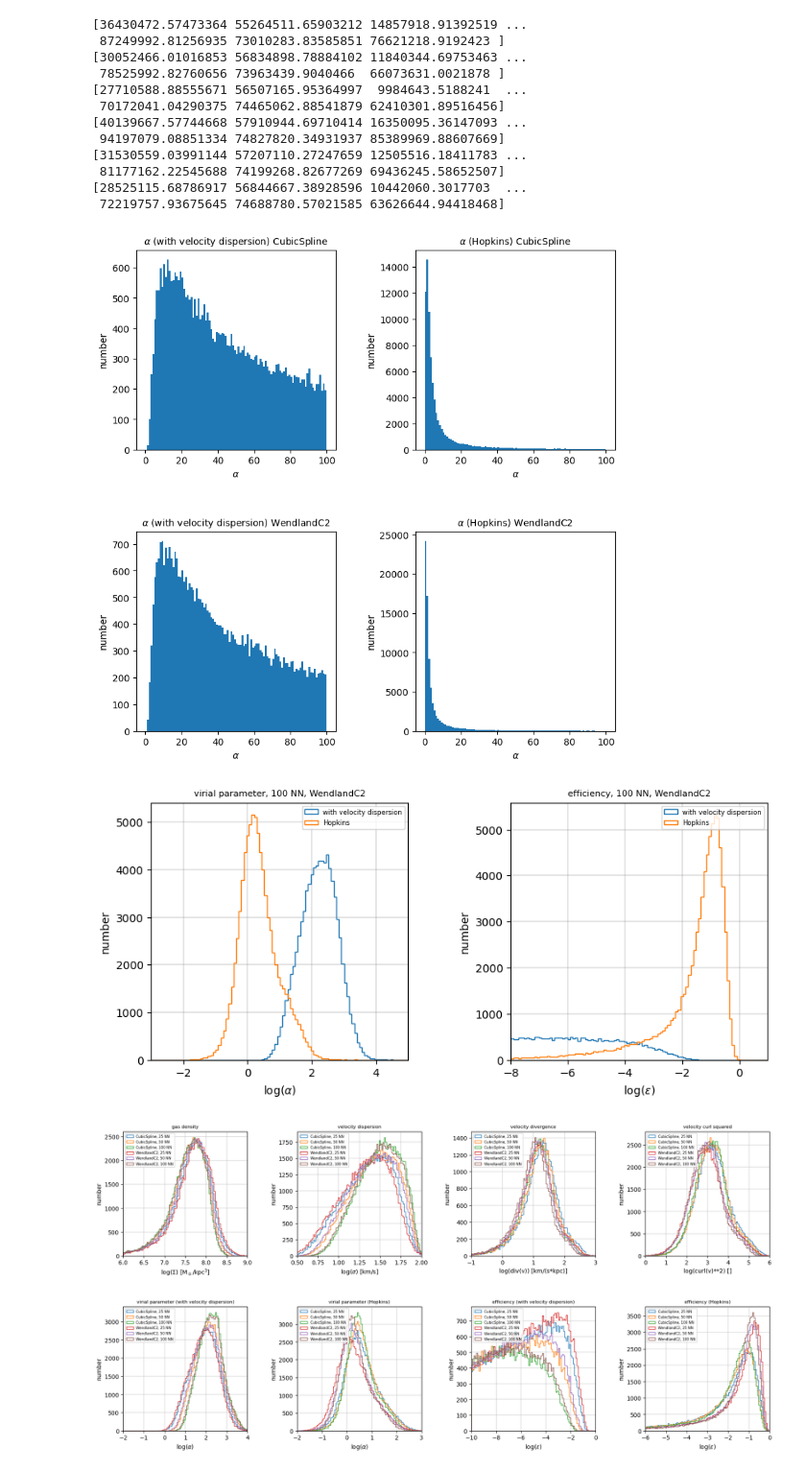
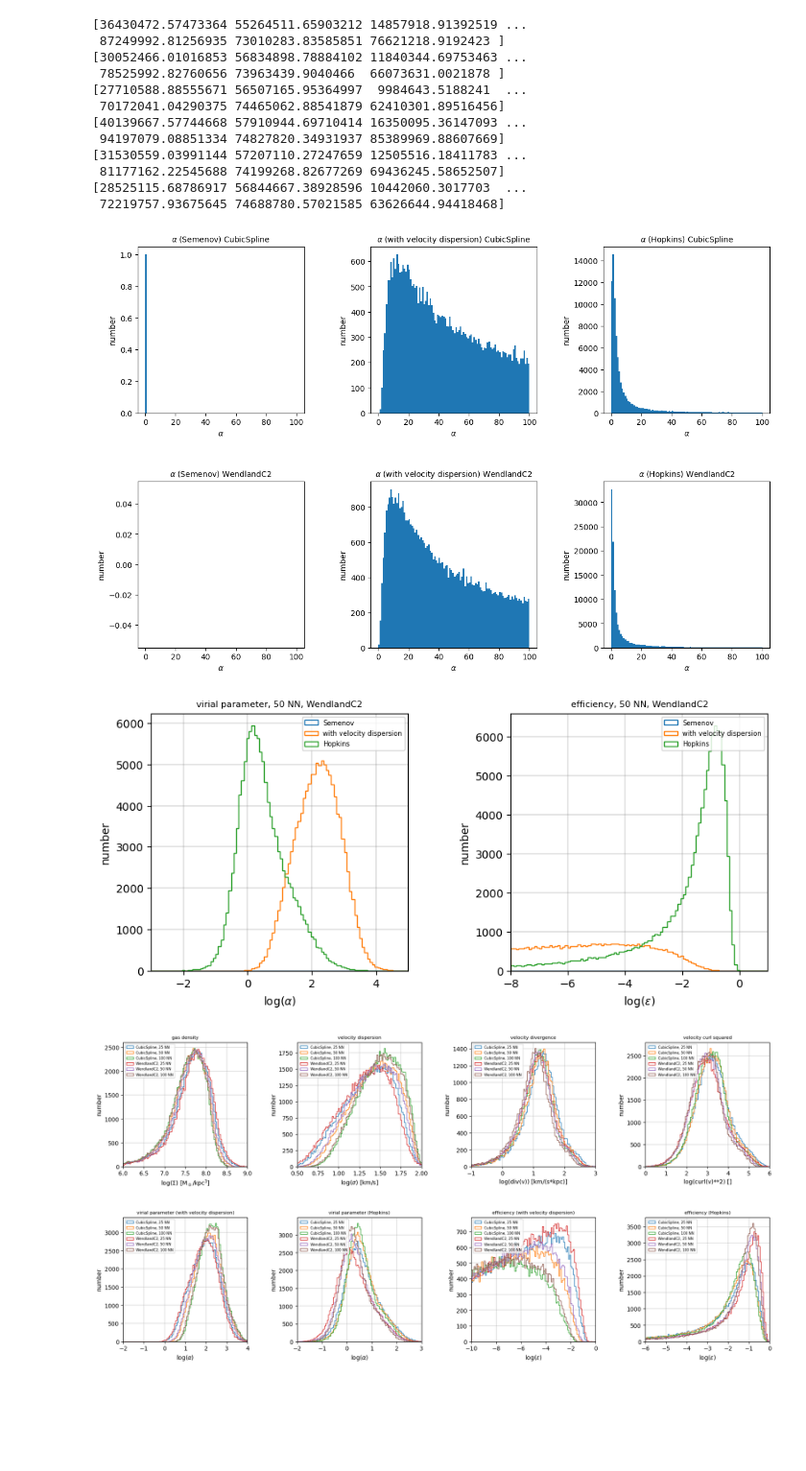
Before and after one commit to Evafranck/star_formation, a Jupyter notebook: star_formation_neu.ipynb, the cells around one changed output. Shown at 96% size. Saved outputs shown, nothing was run; the diff lists cells and outputs as text; code cells hidden in the pictures; blank space fills up the shorter version.

Commit message:
alpha semenov added

```diff
--- a/star_formation_neu.ipynb
+++ b/star_formation_neu.ipynb
@@ -222,8 +240,10 @@ with open('CS_50.pkl', 'rb') as CS_50_pickle:
     alpha2_CS_50 = pickle.load(CS_50_pickle)
     alpha3_CS_50 = pickle.load(CS_50_pickle)
     alpha4_CS_50 = pickle.load(CS_50_pickle)
+    alpha_sem_CS_50 = pickle.load(CS_50_pickle)
     eff_vdisp_CS_50 = pickle.load(CS_50_pickle)
     eff_Hop_CS_50 = pickle.load(CS_50_pickle)
+    eff_sem_CS_50 = pickle.load(CS_50_pickle)
 # %%
 
 # unpickling
@@ -243,8 +263,10 @@ with open('CS_100.pkl', 'rb') as CS_100_pickle:
     alpha2_CS_100 = pickle.load(CS_100_pickle)
     alpha3_CS_100 = pickle.load(CS_100_pickle)
     alpha4_CS_100 = pickle.load(CS_100_pickle)
+    alpha_sem_CS_100 = pickle.load(CS_100_pickle)
     eff_vdisp_CS_100 = pickle.load(CS_100_pickle)
     eff_Hop_CS_100 = pickle.load(CS_100_pickle)
+    eff_sem_CS_100 = pickle.load(CS_100_pickle)
 # %%
 
 # unpickling
@@ -264,8 +286,10 @@ with open('W_25.pkl', 'rb') as W_25_pickle:
     alpha2_W_25 = pickle.load(W_25_pickle)
     alpha3_W_25 = pickle.load(W_25_pickle)
     alpha4_W_25 = pickle.load(W_25_pickle)
+    alpha_sem_W_25 = pickle.load(W_25_pickle)
     eff_vdisp_W_25 = pickle.load(W_25_pickle)
     eff_Hop_W_25 = pickle.load(W_25_pickle)
+    eff_sem_W_25 = pickle.load(W_25_pickle)
 # %%
 
 # unpickling
@@ -285,8 +309,10 @@ with open('W_50.pkl', 'rb') as W_50_pickle:
     alpha2_W_50 = pickle.load(W_50_pickle)
     alpha3_W_50 = pickle.load(W_50_pickle)
     alpha4_W_50 = pickle.load(W_50_pickle)
+    alpha_sem_W_50 = pickle.load(W_50_pickle)
     eff_vdisp_W_50 = pickle.load(W_50_pickle)
     eff_Hop_W_50 = pickle.load(W_50_pickle)
+    eff_sem_W_50 = pickle.load(W_50_pickle)
     x_sf_W_50 = pickle.load(W_50_pickle)
     y_sf_W_50 = pickle.load(W_50_pickle)
     rho_sf_W_50 = pickle.load(W_50_pickle)
@@ -337,42 +361,42 @@ print(rho_W_100)
 [28525115.68786917 56844667.38928596 10442060.3017703  ...
  72219757.93675645 74688780.57021585 63626644.94418468]
 # %%
-alpha = [alpha_CS_50, alpha2_CS_50, alpha3_CS_50, alpha4_CS_50, alpha_W_50, alpha2_W_50, alpha3_W_50, alpha4_W_50]
-title = ['(Kernel)', '(sph particle)', '(with velocity dispersion)', '(Hopkins)']
+alpha = [alpha_CS_50, 0, alpha3_CS_50, alpha4_CS_50, alpha_W_50, alpha_sem_W_50, alpha3_W_50, alpha4_W_50]
+title = ['(Kernel)', '(Semenov)', '(with velocity dispersion)', '(Hopkins)']
 fig = plt.figure(figsize = (20,10))
 gs0 = gd.GridSpec(2, 4, figure=fig, wspace = 0.4)
 
-for n in range(2,4):
+for n in range(1,4):
     ax = fig.add_subplot(gs0[n])
     ax.hist(alpha[n], bins = 100, range = (0,100))
     ax.set_title(r'$\alpha$ ' + title[n] + ' CubicSpline', wrap = True, fontsize = 10)
     ax.set_xlabel(r'$\alpha$')
     ax.set_ylabel('number')
     ax.set_aspect(1./ax.get_data_ratio())
 
-for n in range(6,8):
+for n in range(5,8):
     ax = fig.add_subplot(gs0[n])
     ax.hist(alpha[n], bins = 100, range = (0,100))
     ax.set_title(r'$\alpha$ ' + title[n-4] + ' WendlandC2', wrap = True, fontsize = 10)
     ax.set_xlabel(r'$\alpha$')
     ax.set_ylabel('number')
     ax.set_aspect(1./ax.get_data_ratio())
 # %% [output]
-[figure, old version]
+[figure, new version]
 # %%
-alpha_list = [np.log10(alpha3_W_100), np.log10(alpha4_W_100)]
-eff_list = [np.log10(eff_vdisp_W_100), np.log10(eff_Hop_W_100)]
+alpha_list = [np.log10(alpha_sem_W_50), np.log10(alpha3_W_50), np.log10(alpha4_W_50)]
+eff_list = [np.log10(eff_sem_W_50), np.log10(eff_vdisp_W_50), np.log10(eff_Hop_W_50)]
 key_list = [alpha_list, eff_list]
 range_list = [(-3, 5), (-8, 1)]
-title = ['virial parameter, 100 NN, WendlandC2', 'efficiency, 100 NN, WendlandC2']
-label = ['with velocity dispersion', 'Hopkins']
+title = ['virial parameter, 50 NN, WendlandC2', 'efficiency, 50 NN, WendlandC2']
+label = ['Semenov', 'with velocity dispersion', 'Hopkins']
 unit = ['log('+r'$\alpha$'+')', 'log('+r'$\epsilon$'+')']
 fig = plt.figure(figsize = (10,5))
 gs0 = gd.GridSpec(1, 2, figure=fig, wspace = 0.4)
 
 for n in range(2):
     ax = fig.add_subplot(gs0[n])
-    for i in range(2):
+    for i in range(3):
         ax.hist(key_list[n][i], bins = 100, label = label[i], range = range_list[n], histtype = 'step')
     ax.set_title(title[n], wrap = True, fontsize = 8)
     ax.set_xlabel(unit[n])
@@ -382,7 +406,7 @@ for n in range(2):
     ax.grid(linewidth = 0.3, color = 'grey')
     ax.legend(fontsize = 6)
 # %% [output]
-[figure, old version]
+[figure, new version]
 # %%
 rho_list = [np.log10(rho_CS_25), np.log10(rho_CS_50), np.log10(rho_CS_100), np.log10(rho_W_25), np.log10(rho_W_50), np.log10(rho_W_100)]
 #rho_list = [rho_CS_25, rho_CS_50, rho_CS_100, rho_W_25, rho_W_50, rho_W_100]
```
Also changed, not shown: parts of 40 cells of this notebook, 1 other file.
